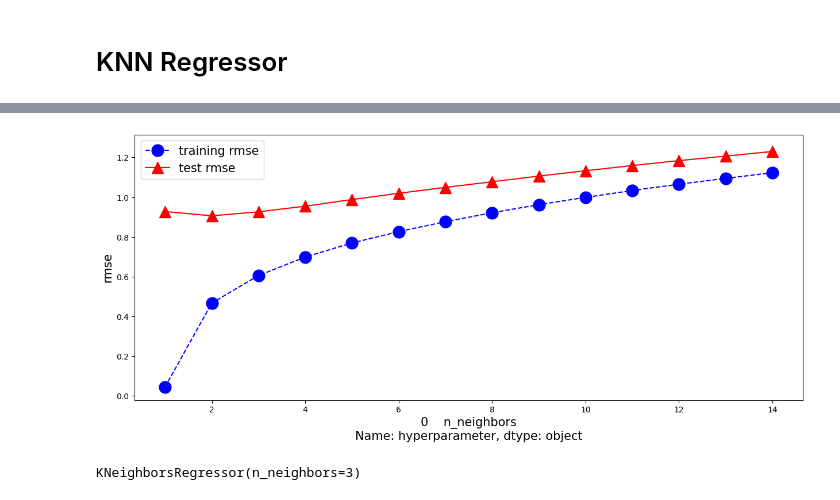
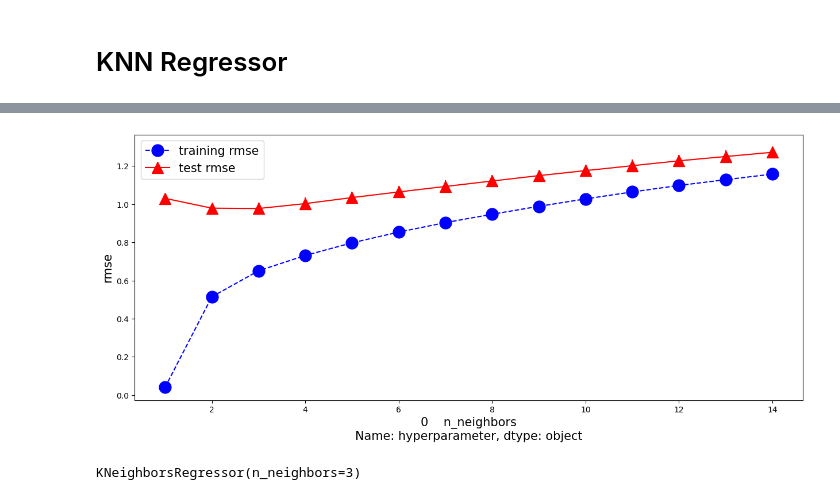
Before and after one commit to qigol/ml1-project-lt4, a Jupyter notebook: working-notebooks/q/model-training-balanced-all.ipynb, the cells around one changed output, grey strips where cells are left out. Cells and saved outputs as stored; diff of their text form; code cells hidden in the pictures.

```diff
--- a/working-notebooks/q/model-training-balanced-all.ipynb
+++ b/working-notebooks/q/model-training-balanced-all.ipynb
@@ -26,9 +67,0 @@ svd_only = svd.drop(svd.columns[1:3], axis=1)
-# %%
-svd_small = (
-    svd.drop(columns=svd.columns[1:3])
-       .drop_duplicates("name")
-       .set_index("name")
-)
-
-for col in svd_small.columns:
-    full[col] = full["name"].map(svd_small[col])
@@ -50,0 +68,20 @@ full[full['SV_1'].isna()]
+# %%
+mlb = MultiLabelBinarizer()
+
+encoded = pd.DataFrame(
+    mlb.fit_transform(full["Category"]),
+    columns=mlb.classes_,
+    index=full.index
+)
+full = full.drop('Category', axis=1)
+full = pd.concat([full, encoded], axis=1)
+# %%
+mlb = MultiLabelBinarizer()
+
+encoded = pd.DataFrame(
+    mlb.fit_transform(full["Mechanics"]),
+    columns=mlb.classes_,
+    index=full.index
+)
+full = full.drop('Mechanics', axis=1)
+full = pd.concat([full, encoded], axis=1)
@@ -51,3 +98,3 @@ full[full['SV_1'].isna()]
 # %%
-X = svd.iloc[:, 4:]
-y = svd['average_score']
+X = full.iloc[:, 4:]
+y = full['Average Score']
@@ -145,7 +207,7 @@ tuner.results
 # %%
-tuner.plot_hyperparameter_tuning(17779855102, metric_name='rmse')
+tuner.plot_hyperparameter_tuning(17780553828, metric_name='rmse')
 # %% [output]
-[figure, old version]
+[figure, new version]
 # %%
 knn_reg = KNeighborsRegressor(n_neighbors=3)
 knn_reg.fit(X_train, y_train)
```
Also changed, not shown: parts of 15 cells of this notebook, 2 other files.
